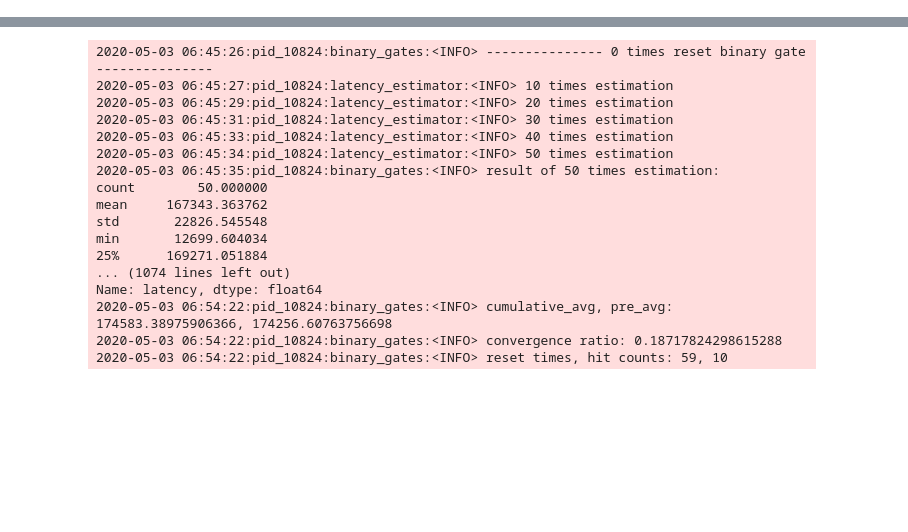
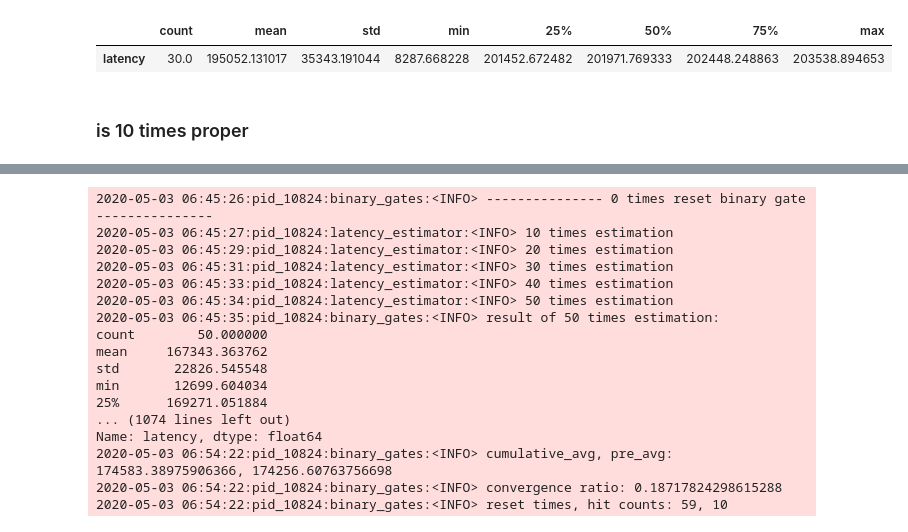
Before and after one commit to meowpunch/LENNA, a Jupyter notebook: NASR/latency_by_binary_gates.ipynb, the cells around one changed output, grey strips where cells are left out. Drawn from its saved outputs; the diff is of its cells as text; code cells hidden in the pictures; blank space fills up the shorter version.

```diff
--- a/NASR/latency_by_binary_gates.ipynb
+++ b/NASR/latency_by_binary_gates.ipynb
@@ -12,0 +52,7 @@ Files already downloaded and verified
+# %%
+latency_list[2].describe().to_frame().T
+# %% [output]
+|  | count | mean | std | min | 25% | 50% | 75% | max |
+| latency | 30.0 | 195052.131017 | 35343.191044 | 8287.668228 | 201452.672482 | 201971.769333 | 202448.248863 | 203538.894653 |
+# %% [markdown]
+###  is 10 times proper
```
Also changed, not shown: parts of 14 cells of this notebook.
